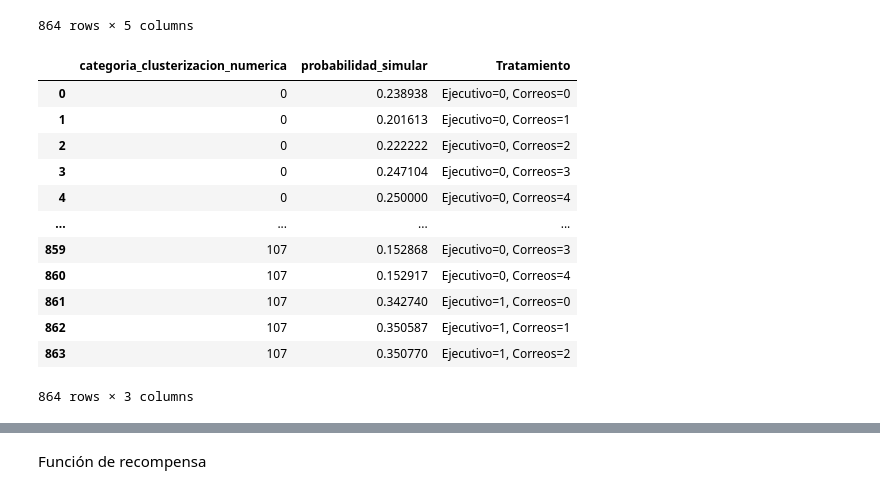
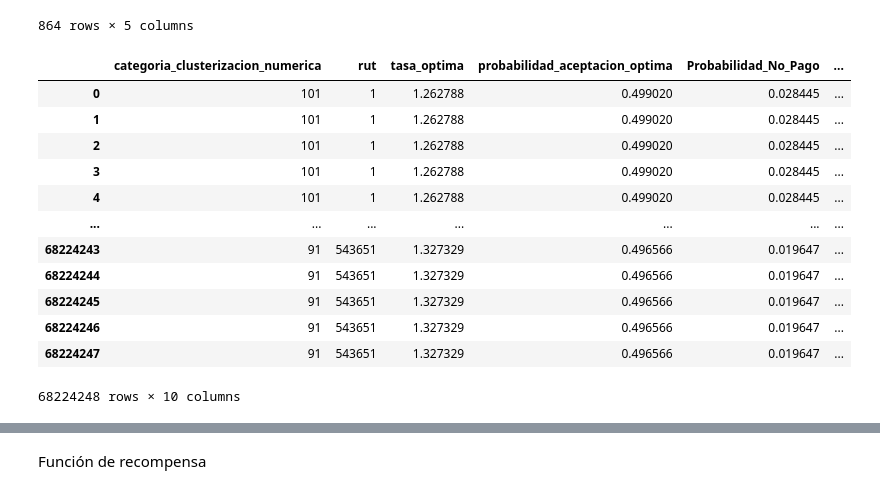
Before and after one commit to JosepVargasf/capstone_g11_2024-2, a Jupyter notebook: Procesamiento de datos/procesamiento_2.ipynb, the cells around one changed output, grey strips where cells are left out. Drawn from its saved outputs; the diff is of its cells as text; code cells hidden in the pictures.

```diff
--- a/Procesamiento de datos/procesamiento_2.ipynb
+++ b/Procesamiento de datos/procesamiento_2.ipynb
@@ -602,19 +602,25 @@ df_probabilities_treatment = df_probabilities_small[['categoria_clusterizacion_n
 # Seleccionar columnas clave sobre cada cliente ('rut') desde 'df_estimar_elasticidad_small' y eliminar duplicados.
 # 'df_rut_info' contiene el 'rut', la categoría de cluster y la probabilidad de no pago para cada cliente, sin registros duplicados.
 df_rut_info = df_estimar_elasticidad_small[['rut', 'categoria_clusterizacion_numerica', 'Probabilidad_No_Pago']].drop_duplicates()
-# %%
-df_probabilities_treatment
-# %% [output]
-|  | categoria_clusterizacion_numerica | probabilidad_simular | Tratamiento |
-| 0 | 0 | 0.238938 | Ejecutivo=0, Correos=0 |
-| 1 | 0 | 0.201613 | Ejecutivo=0, Correos=1 |
-| 2 | 0 | 0.222222 | Ejecutivo=0, Correos=2 |
-| 3 | 0 | 0.247104 | Ejecutivo=0, Correos=3 |
-| 4 | 0 | 0.250000 | Ejecutivo=0, Correos=4 |
-| ... | ... | ... | ... |
-| 859 | 107 | 0.152868 | Ejecutivo=0, Correos=3 |
-| 860 | 107 | 0.152917 | Ejecutivo=0, Correos=4 |
-| 861 | 107 | 0.342740 | Ejecutivo=1, Correos=0 |
-| 862 | 107 | 0.350587 | Ejecutivo=1, Correos=1 |
-| 863 | 107 | 0.350770 | Ejecutivo=1, Correos=2 |
-864 rows × 3 columns
+# %%
+#crear una copia de categoria clusterizacion numerica, para usarla como reset en caso de ser necesario, con otro nombre
+
+df_asignacion_de_tratamientos['categoria_clusterizacion_numerica_reset'] = df_asignacion_de_tratamientos['categoria_clusterizacion_numerica']
+
+#printear
+
+df_asignacion_de_tratamientos
+# %% [output]
+|  | categoria_clusterizacion_numerica | rut | tasa_optima | probabilidad_aceptacion_optima | Probabilidad_No_Pago | ... |
+| 0 | 101 | 1 | 1.262788 | 0.499020 | 0.028445 | ... |
+| 1 | 101 | 1 | 1.262788 | 0.499020 | 0.028445 | ... |
+| 2 | 101 | 1 | 1.262788 | 0.499020 | 0.028445 | ... |
+| 3 | 101 | 1 | 1.262788 | 0.499020 | 0.028445 | ... |
+| 4 | 101 | 1 | 1.262788 | 0.499020 | 0.028445 | ... |
+| ... | ... | ... | ... | ... | ... | ... |
+| 68224243 | 91 | 543651 | 1.327329 | 0.496566 | 0.019647 | ... |
+| 68224244 | 91 | 543651 | 1.327329 | 0.496566 | 0.019647 | ... |
+| 68224245 | 91 | 543651 | 1.327329 | 0.496566 | 0.019647 | ... |
+| 68224246 | 91 | 543651 | 1.327329 | 0.496566 | 0.019647 | ... |
+| 68224247 | 91 | 543651 | 1.327329 | 0.496566 | 0.019647 | ... |
+68224248 rows × 10 columns
```
Also changed, not shown: parts of 6 cells of this notebook.
